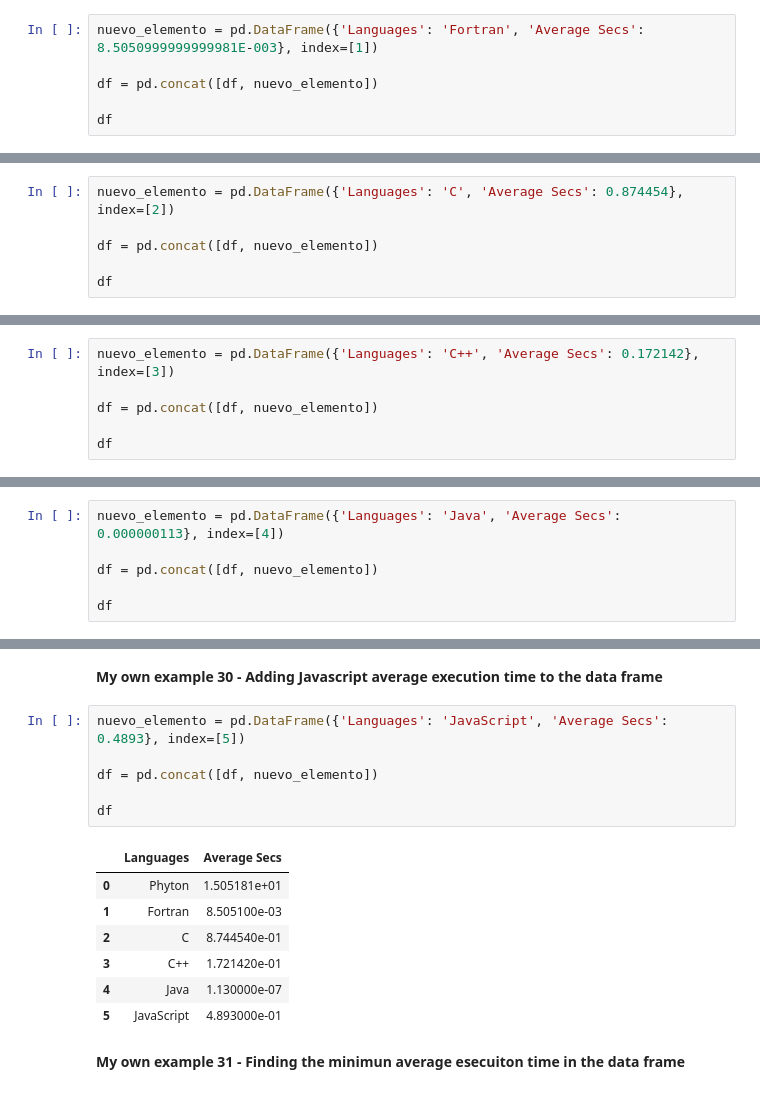
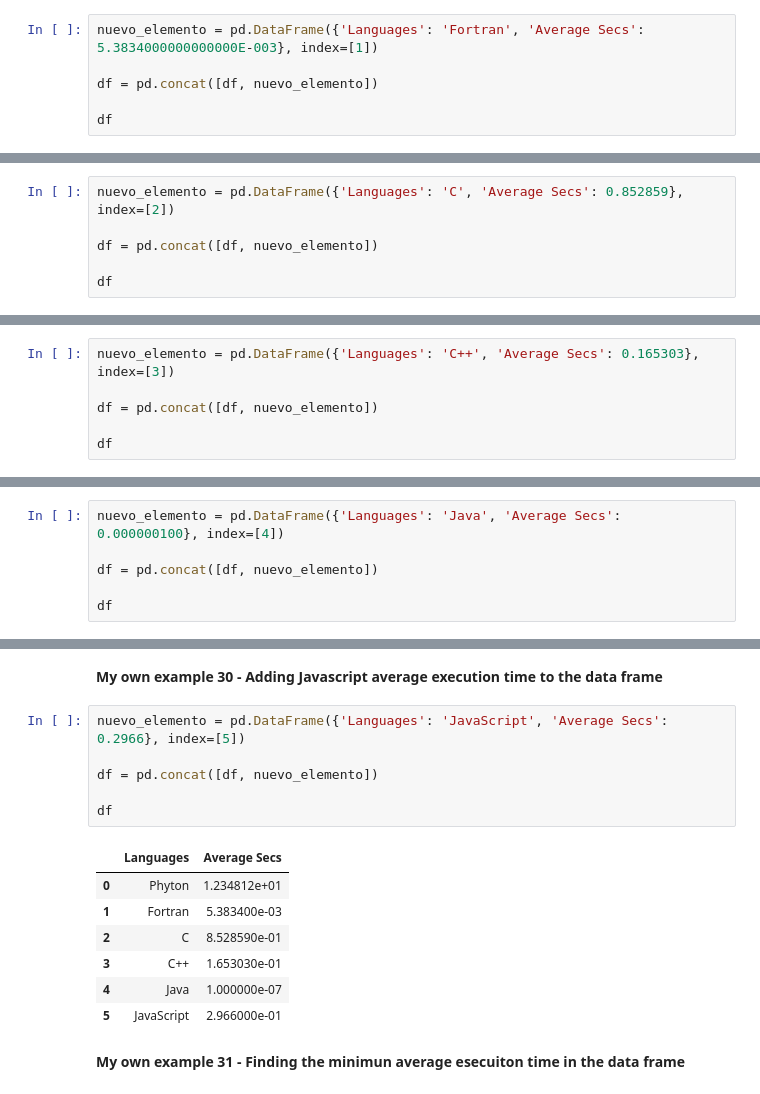
Before and after one commit to JuanXo375/AlgorithmsUN2023I, a Jupyter notebook: Lab2/jcarrenoar_Lab2.ipynb, the cells around one changed output, grey strips where cells are left out. Drawn from its saved outputs; the diff is of its cells as text.

```diff
--- a/Lab2/jcarrenoar_Lab2.ipynb
+++ b/Lab2/jcarrenoar_Lab2.ipynb
@@ -548,7 +548,7 @@ Wall time: 254 ms
 
 **My own example 18 - Adding Fortran average execution time to the data frame**
 # %%
-nuevo_elemento = pd.DataFrame({'Languages': 'Fortran', 'Average Secs': 8.5050999999999981E-003}, index=[1])
+nuevo_elemento = pd.DataFrame({'Languages': 'Fortran', 'Average Secs': 5.3834000000000000E-003}, index=[1])
 
 df = pd.concat([df, nuevo_elemento])
 
@@ -649,7 +649,7 @@ Overwriting tmpc.c
 # %% [markdown]
 **My own example 21 - Adding c average execution time to the data frame**
 # %%
-nuevo_elemento = pd.DataFrame({'Languages': 'C', 'Average Secs': 0.874454}, index=[2])
+nuevo_elemento = pd.DataFrame({'Languages': 'C', 'Average Secs': 0.852859}, index=[2])
 
 df = pd.concat([df, nuevo_elemento])
 
@@ -735,7 +735,7 @@ Overwriting tmpcc.cc
 # %% [markdown]
 **My own example 24 - Adding C++ average execution time to the data frame**
 # %%
-nuevo_elemento = pd.DataFrame({'Languages': 'C++', 'Average Secs': 0.172142}, index=[3])
+nuevo_elemento = pd.DataFrame({'Languages': 'C++', 'Average Secs': 0.165303}, index=[3])
 
 df = pd.concat([df, nuevo_elemento])
 
@@ -821,7 +821,7 @@ Overwriting Main.java
 # %% [markdown]
 **My own example 27 - Adding Java average execution time to the data frame**
 # %%
-nuevo_elemento = pd.DataFrame({'Languages': 'Java', 'Average Secs': 0.000000113}, index=[4])
+nuevo_elemento = pd.DataFrame({'Languages': 'Java', 'Average Secs': 0.000000100}, index=[4])
 
 df = pd.concat([df, nuevo_elemento])
 
@@ -902,19 +902,19 @@ Overwriting tmp.js
 # %% [markdown]
 **My own example 30 - Adding Javascript average execution time to the data frame**
 # %%
-nuevo_elemento = pd.DataFrame({'Languages': 'JavaScript', 'Average Secs': 0.4893}, index=[5])
+nuevo_elemento = pd.DataFrame({'Languages': 'JavaScript', 'Average Secs': 0.2966}, index=[5])
 
 df = pd.concat([df, nuevo_elemento])
 
 df
 # %% [output]
 |  | Languages | Average Secs |
-| 0 | Phyton | 1.505181e+01 |
-| 1 | Fortran | 8.505100e-03 |
-| 2 | C | 8.744540e-01 |
-| 3 | C++ | 1.721420e-01 |
-| 4 | Java | 1.130000e-07 |
-| 5 | JavaScript | 4.893000e-01 |
+| 0 | Phyton | 1.234812e+01 |
+| 1 | Fortran | 5.383400e-03 |
+| 2 | C | 8.528590e-01 |
+| 3 | C++ | 1.653030e-01 |
+| 4 | Java | 1.000000e-07 |
+| 5 | JavaScript | 2.966000e-01 |
 # %% [markdown]
 **My own example 31 - Finding the minimun average esecuiton time in the data frame**
 # %%
```
Also changed, not shown: parts of 25 cells of this notebook.
